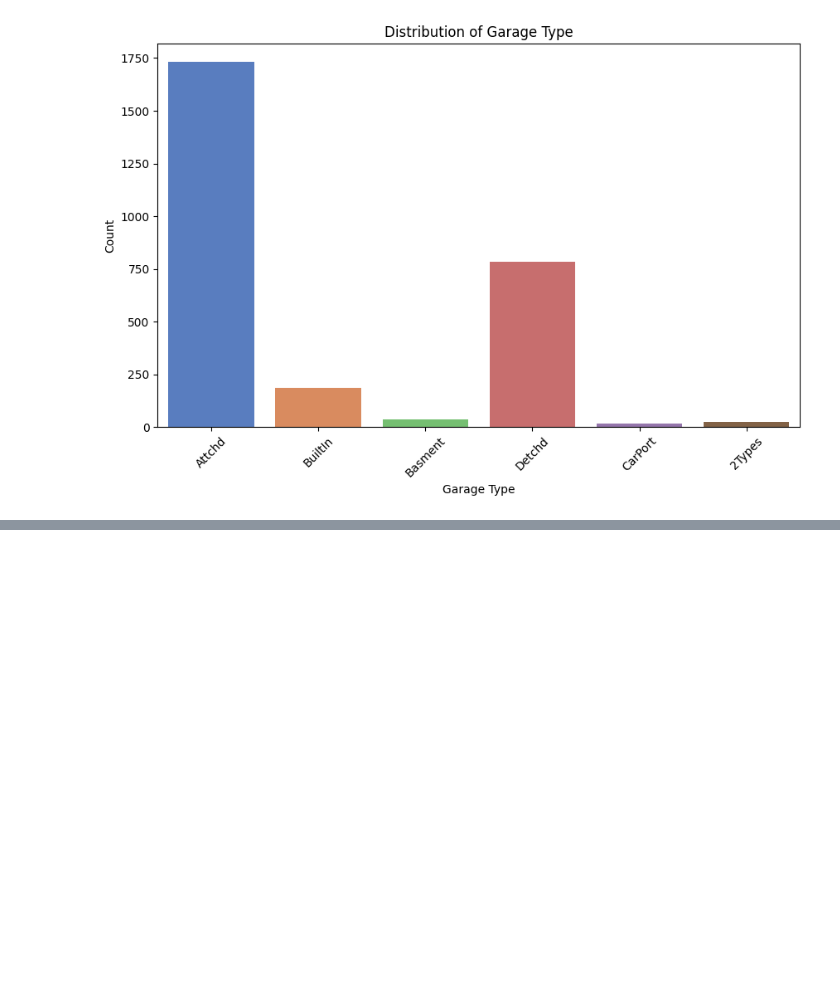
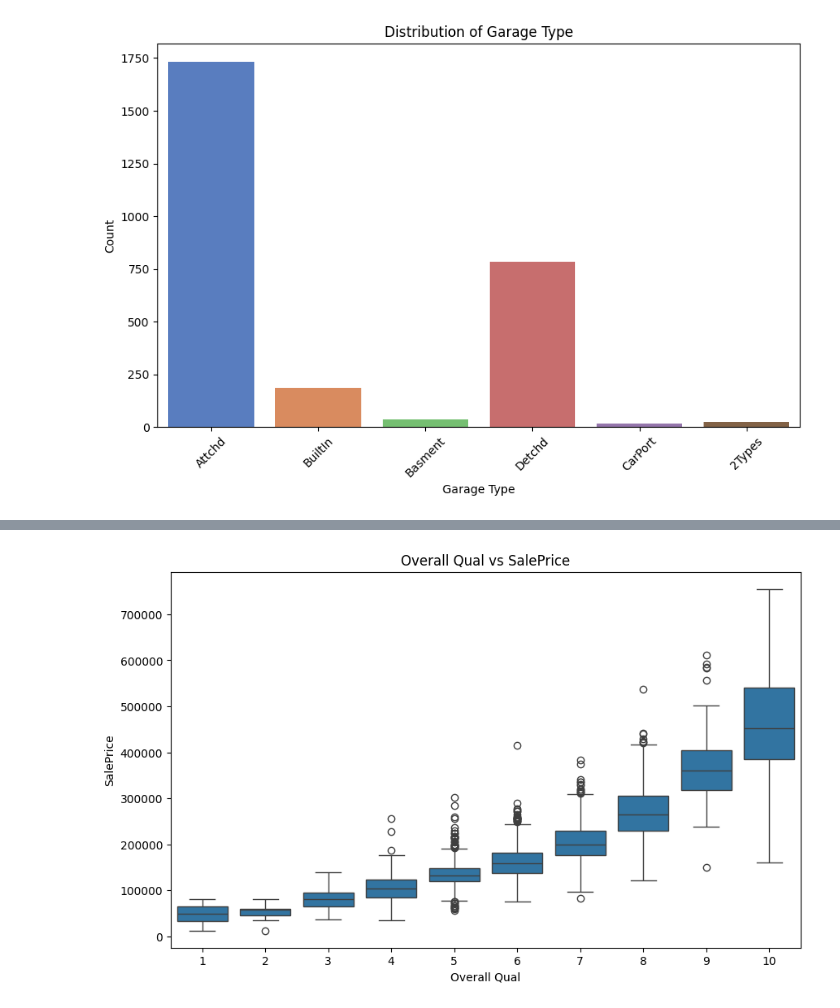
Before and after one commit to Maruthi-Nandan/House_Price_Prediction, a Jupyter notebook: analysis/EDA.ipynb, the cells around one changed output, grey strips where cells are left out. Cells and saved outputs as stored; diff of their text form; code cells hidden in the pictures; blank space fills up the shorter version.

```diff
--- a/analysis/EDA.ipynb
+++ b/analysis/EDA.ipynb
@@ -122,0 +124,5 @@ TypeError: Can't instantiate abstract class NumericalVsNumericalAnalysis without
+# %%
+bivariate_analyzer.set_strategy(CategoricalVsNumericalAnalysis())
+bivariate_analyzer.execute_analysis(df, "Overall Qual", "SalePrice")
+# %% [output]
+[figure, added]
```
Also changed, not shown: parts of 3 cells of this notebook, 1 other file.
